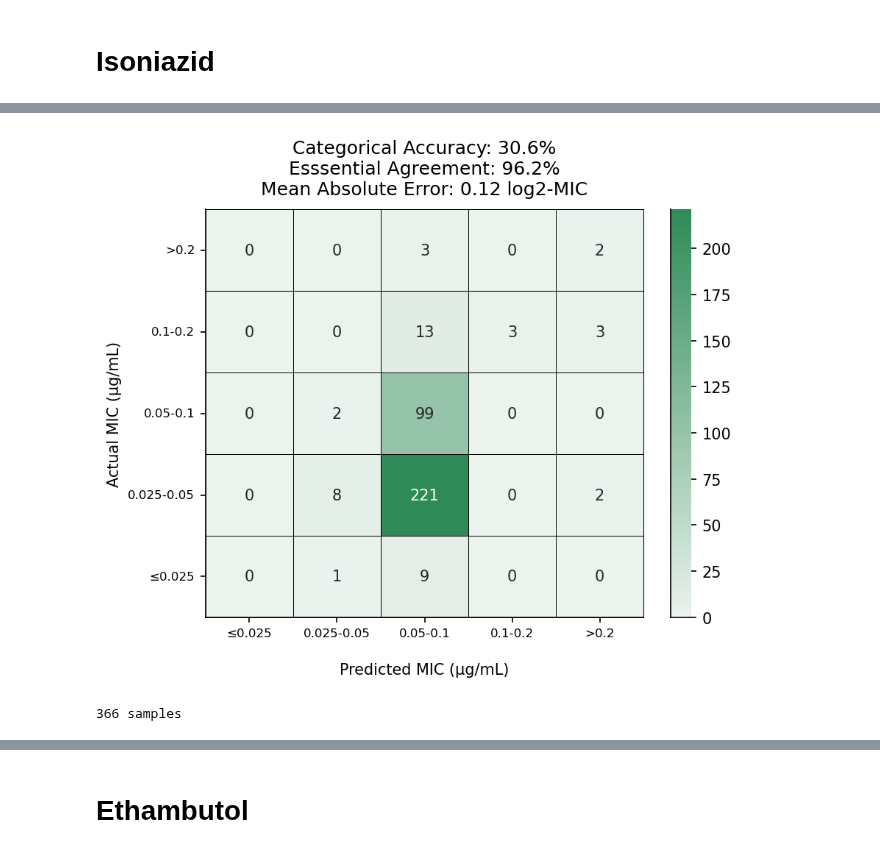
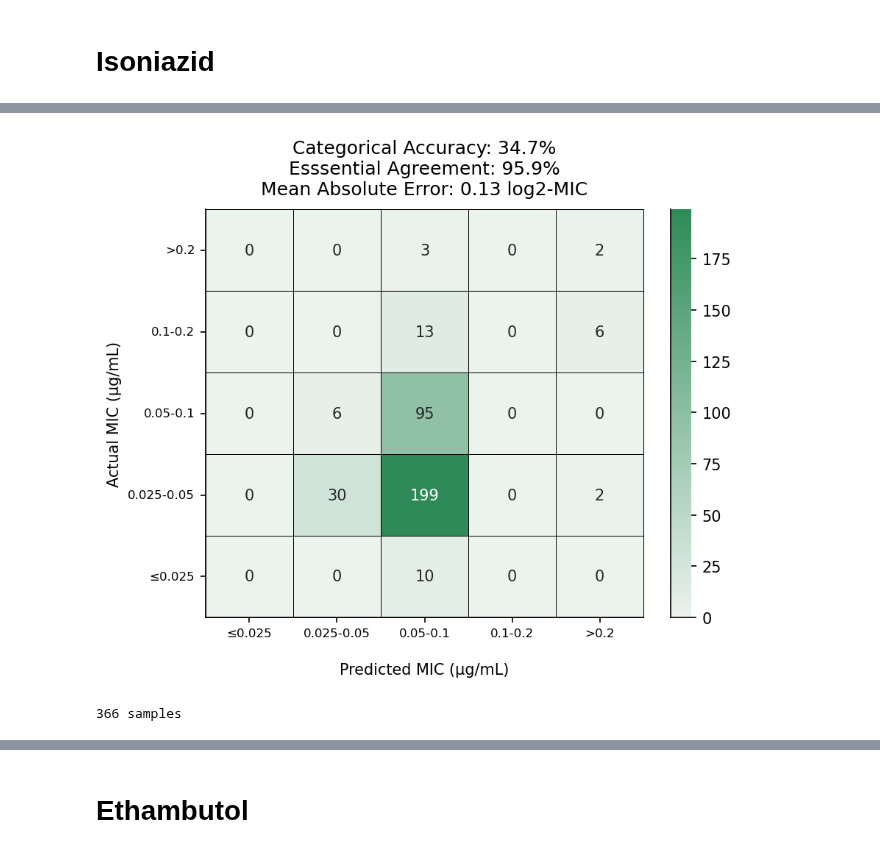
Before and after one commit to sanju99/MtbQuantCNN, a Jupyter notebook: analysis/TRUST_analysis.ipynb, the cells around one changed output, grey strips where cells are left out. Saved outputs shown, nothing was run; the diff lists cells and outputs as text; code cells hidden in the pictures.

```diff
--- a/analysis/TRUST_analysis.ipynb
+++ b/analysis/TRUST_analysis.ipynb
@@ -512,12 +503,12 @@ _ = compare_predicted_actual_MIC(drug, model_path, INH_MIC_encoding_dict, INH_la
 # %%
 # WITH LINEAGE
 INH_MIC_encoding_dict = {1: '0,0.025', 2: '0.025,0.05', 3: '0.05,0.1', 4: '0.1,0.2', 5: '0.2,100000'}
 INH_label_encoding_dict = {1: '≤0.025', 2: '0.025-0.05', 3: '0.05-0.1', 4: '0.1-0.2', 5: '>0.2'}
 
 drug = "INH"
-model_path = "INH_amino_acid"
+model_path = "INH_lineage_amino_acid"
 
-_ = compare_predicted_actual_MIC(drug, model_path, INH_MIC_encoding_dict, INH_label_encoding_dict, palette=sns.light_palette("seagreen", as_cmap=True), model="CNN", )#saveName="Isoniazid/validation/TRUST_CNN_predictions_heatmap.png")
+INH_pred = compare_predicted_actual_MIC(drug, model_path, INH_MIC_encoding_dict, INH_label_encoding_dict, palette=sns.light_palette("seagreen", as_cmap=True), model="CNN", )#saveName="Isoniazid/validation/TRUST_CNN_predictions_heatmap.png")
 # %% [output]
-[figure, old version]
+[figure, new version]
 366 samples
```
Also changed, not shown: parts of 26 cells of this notebook, 43 other files.
